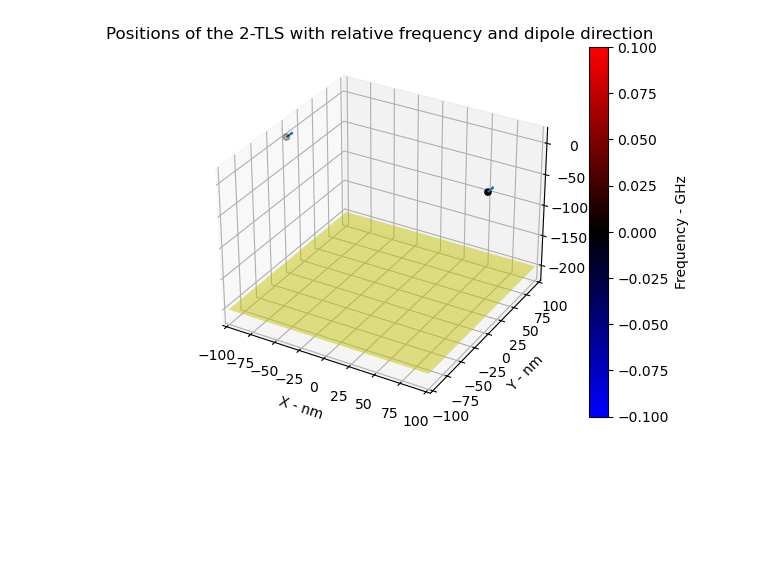
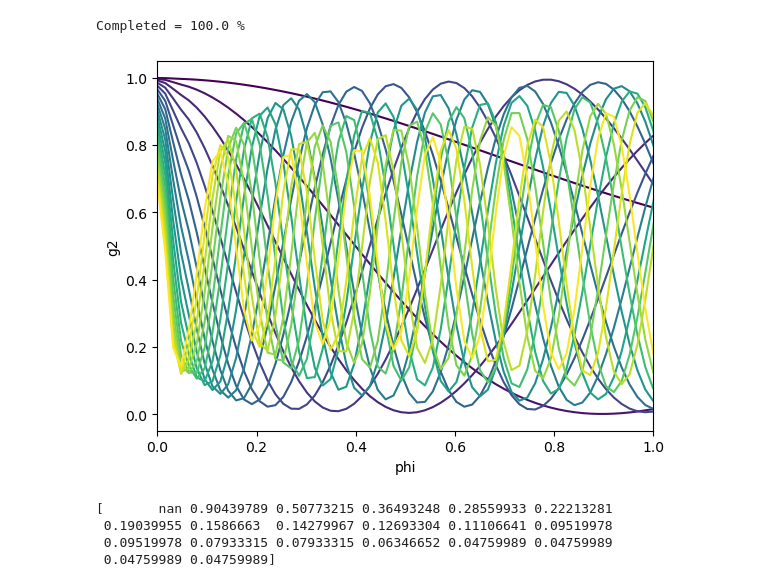
Before and after one commit to Daniele-PyBECTN/molecular_quantum_optics, a Jupyter notebook: Unresolved detection/new_notebooks/semianalytical_g2/HBT_study.ipynb, the cells around one changed output. Saved outputs shown, nothing was run; the diff lists cells and outputs as text; code cells hidden in the pictures; blank space fills up the shorter version.

```diff
--- a/Unresolved detection/new_notebooks/semianalytical_g2/HBT_study.ipynb
+++ b/Unresolved detection/new_notebooks/semianalytical_g2/HBT_study.ipynb
@@ -572,7 +572,7 @@ listg2 = []
 for l0 in vl0:
 
 
-    theta_NA = np.pi/10
+    theta_NA = np.pi/50
 
 
     #R = ordered_chain(l0, N_TLS)
@@ -606,7 +606,7 @@ for l0 in vl0:
     #plot_points_with_vectors_substrate(R, D, 20., np.zeros(N_TLS), z0)
 
     population = np.zeros(N_TLS)
-    vtau = np.linspace(0,12,100)
+    vtau = np.linspace(0,12,1)
     tau0_2 = 2.
     tau0_1 = 2.
     g2_n = np.zeros(shape=(N_TLS, len(vtau)))
@@ -618,8 +618,8 @@ for l0 in vl0:
 
 
     dist = lam0*40.
-    theta = np.linspace( 0., 2.*np.pi, 80)
-    phi = np.linspace(0, np.pi/2., 80)
+    theta = np.linspace( 0., np.pi, 2)
+    phi = np.linspace(0, np.pi/2., 100)
     polar_Ex, polar_Ey, polar_Ez = polar_matrix_system_dyadic_field_amplitude( R, D, k0, N_TLS, theta, phi, dist, z0, img_active )
 
     @njit
@@ -657,7 +657,7 @@ for l0 in vl0:
     #vT2 = [0]
 
     P1 = 0
-    P2 = int(theta.size/2)
+    P2 = 1
 
     count = 0
     for n_T1, T1 in enumerate(vT1):
@@ -697,9 +697,30 @@ for l0 in vl0:
 
 
     arr_g2 = np.asarray(arr_g2)
+    dg2 = np.diag(arr_g2[:,:,0])
+    listg2.append(dg2)
 
-    dg2 = np.diag(arr_g2)
 
-    listg2.append(dg2)
+listg2 = np.asarray(listg2)
 # %% [output]
-[figure, removed]
+Completed = 100.0 %
+# %%
+
+# Example colormap (you can change 'viridis' to any other)
+cmap = plt.get_cmap('viridis')
+
+# Normalize l0 values to [0,1] for the colormap
+norm = plt.Normalize(vl0.min(), vl0.max())
+
+for nl, l0 in enumerate(vl0):
+    color = cmap(norm(l0))   # convert l0 → RGBA color
+    plt.plot(phi, listg2[nl, :], color=color, label=f"l0 = {l0:.2f}")
+
+#plt.colorbar(plt.cm.ScalarMappable(norm=norm, cmap=cmap), label="l0 value")
+plt.xlabel("phi")
+plt.ylabel("g2")
+#plt.legend()
+plt.xlim(0,1)
+plt.show()
+# %% [output]
+[figure, added]
@@ -705,0 +749,14 @@ for l0 in vl0:
+# %%
+num_l = len(vl0)  # or listg2.shape[0]
+phi_first_min = np.empty(num_l)
+
+for nl, l0 in enumerate(vl0):
+    f = listg2[nl, :]          # f(phi) for this nl
+    phi_first_min[nl] = first_minimum_phi(phi, f)
+
+print(phi_first_min)
+# %% [output]
+[       nan 0.90439789 0.50773215 0.36493248 0.28559933 0.22213281
+ 0.19039955 0.1586663  0.14279967 0.12693304 0.11106641 0.09519978
+ 0.09519978 0.07933315 0.07933315 0.06346652 0.04759989 0.04759989
+ 0.04759989 0.04759989]
```
Also changed, not shown: parts of 2 cells of this notebook.
